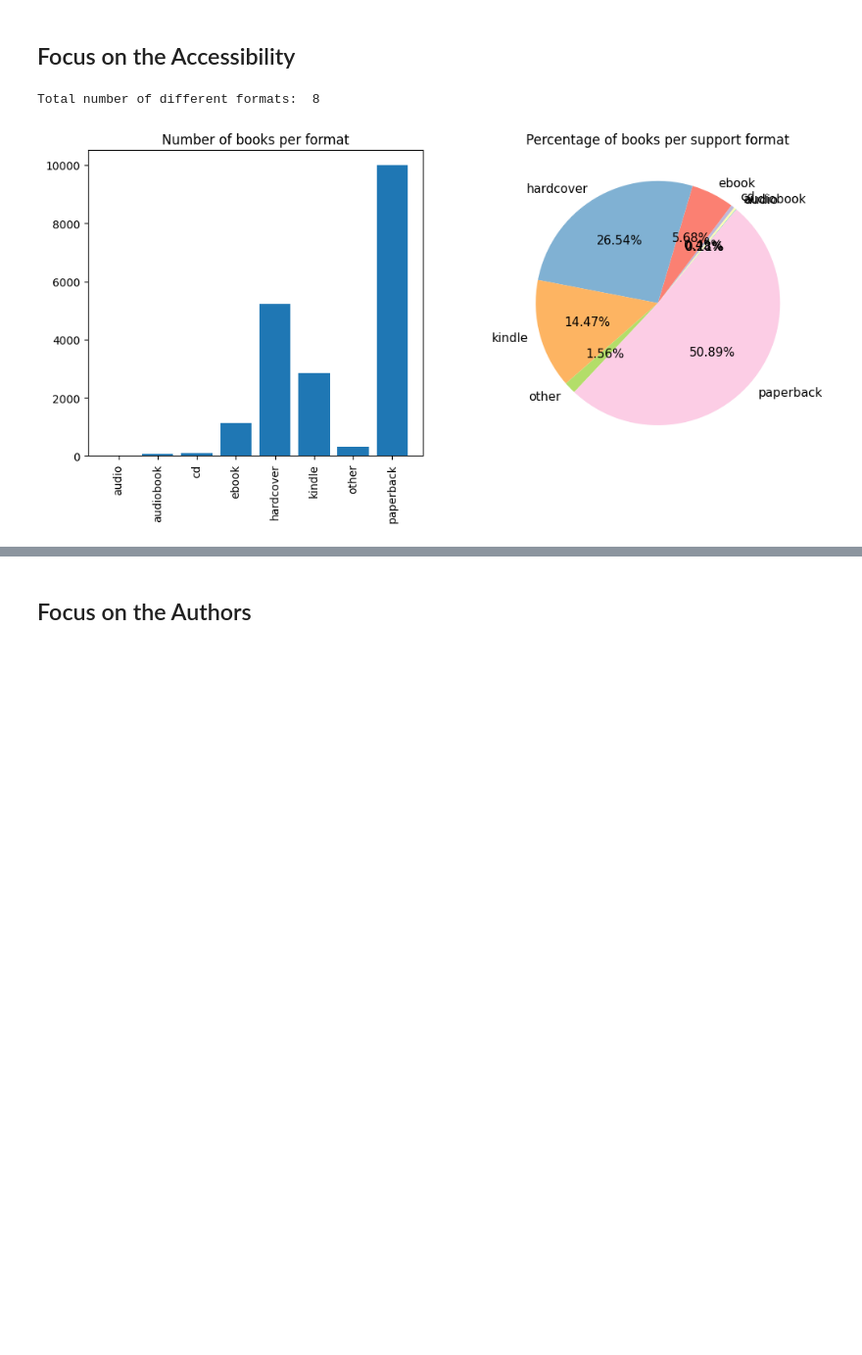
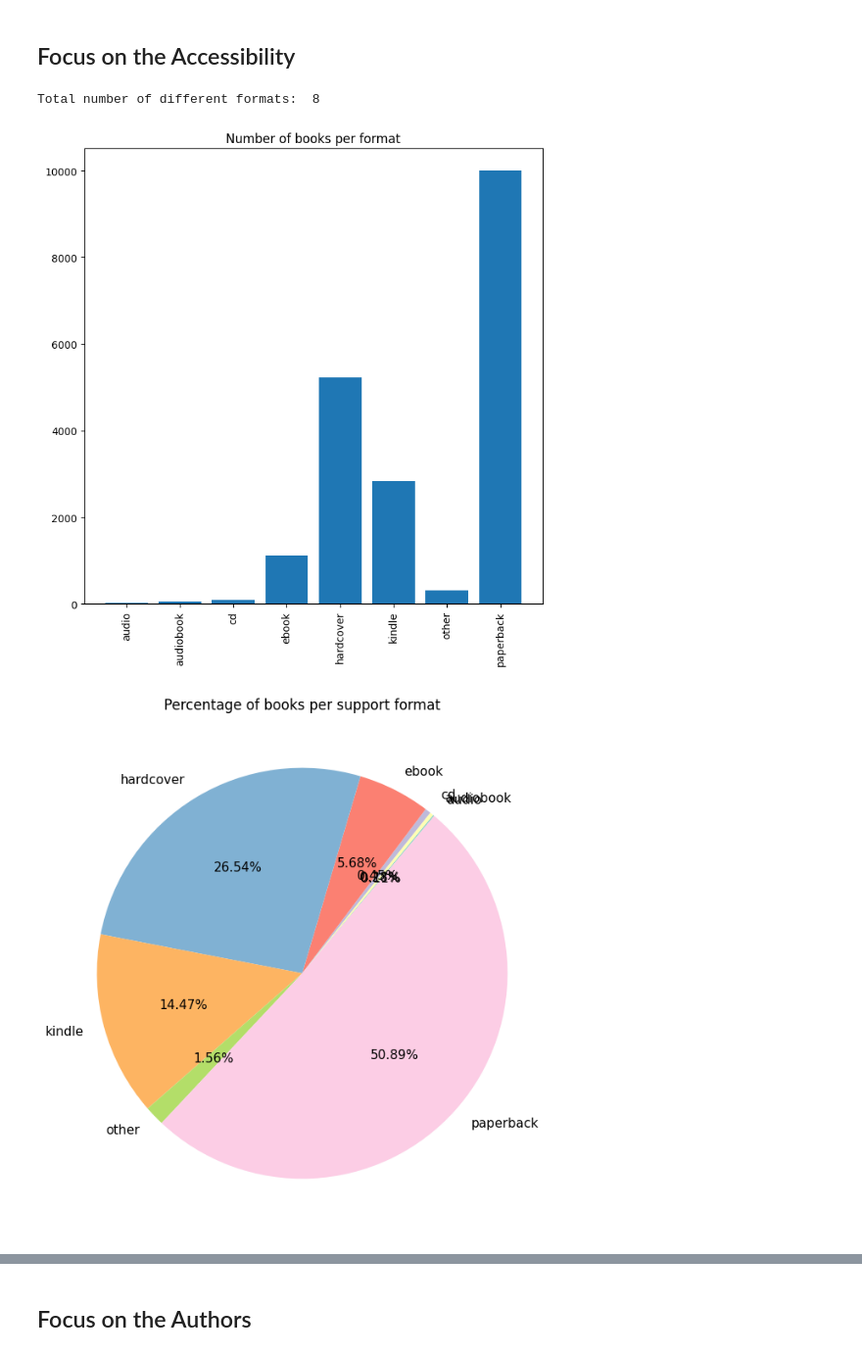
Before and after one commit to Ethan2541/Projet-DALAS, a Jupyter notebook: src/eda.ipynb, the cells around one changed output, grey strips where cells are left out. Shown at 98% size. Saved outputs shown, nothing was run; the diff lists cells and outputs as text; code cells hidden in the pictures; blank space fills up the shorter version.

Commit message:
Models + Figures

```diff
--- a/src/eda.ipynb
+++ b/src/eda.ipynb
@@ -177,25 +179,29 @@ strong multicollinearity or other numerical problems.
 # %%
 formats_list = np.unique(df["format"])
 print("Total number of different formats: ", len(formats_list))
 
 format_counts = df["format"].value_counts()
 format_counts = [format_counts[format_key] for format_key in formats_list]
 
-plt.subplots(1, 2, figsize=(12, 5))
-
-plt.subplot(1, 2, 1)
+plt.figure(figsize=(8, 8))
 plt.title("Number of books per format")
 plt.bar(x=np.arange(len(formats_list)), height=format_counts, align="center")
 plt.xticks(np.arange(len(formats_list)), formats_list, rotation=90)
+plt.savefig("../figures/format_histplot.svg", format="svg")
+plt.show()
 
-plt.subplot(1, 2, 2)
+plt.figure(figsize=(8, 8))
 plt.title("Percentage of books per support format")
 plt.pie(format_counts, labels=formats_list, autopct="%1.2f%%", colors=sns.color_palette("Set3"), textprops={"fontsize":11}, startangle=50)
+plt.savefig("../figures/format_pie.svg", format="svg")
+plt.show()
+
 
 plt.show()
 # %% [output]
 Total number of different formats:  8
-[figure, old version]
+[figure, new version]
+[figure, added]
 # %%
 languages_list = df["language"].dropna().unique()
 print("Total number of different languages: ", len(languages_list))
```
Also changed, not shown: parts of 20 cells of this notebook, 29 other files.
